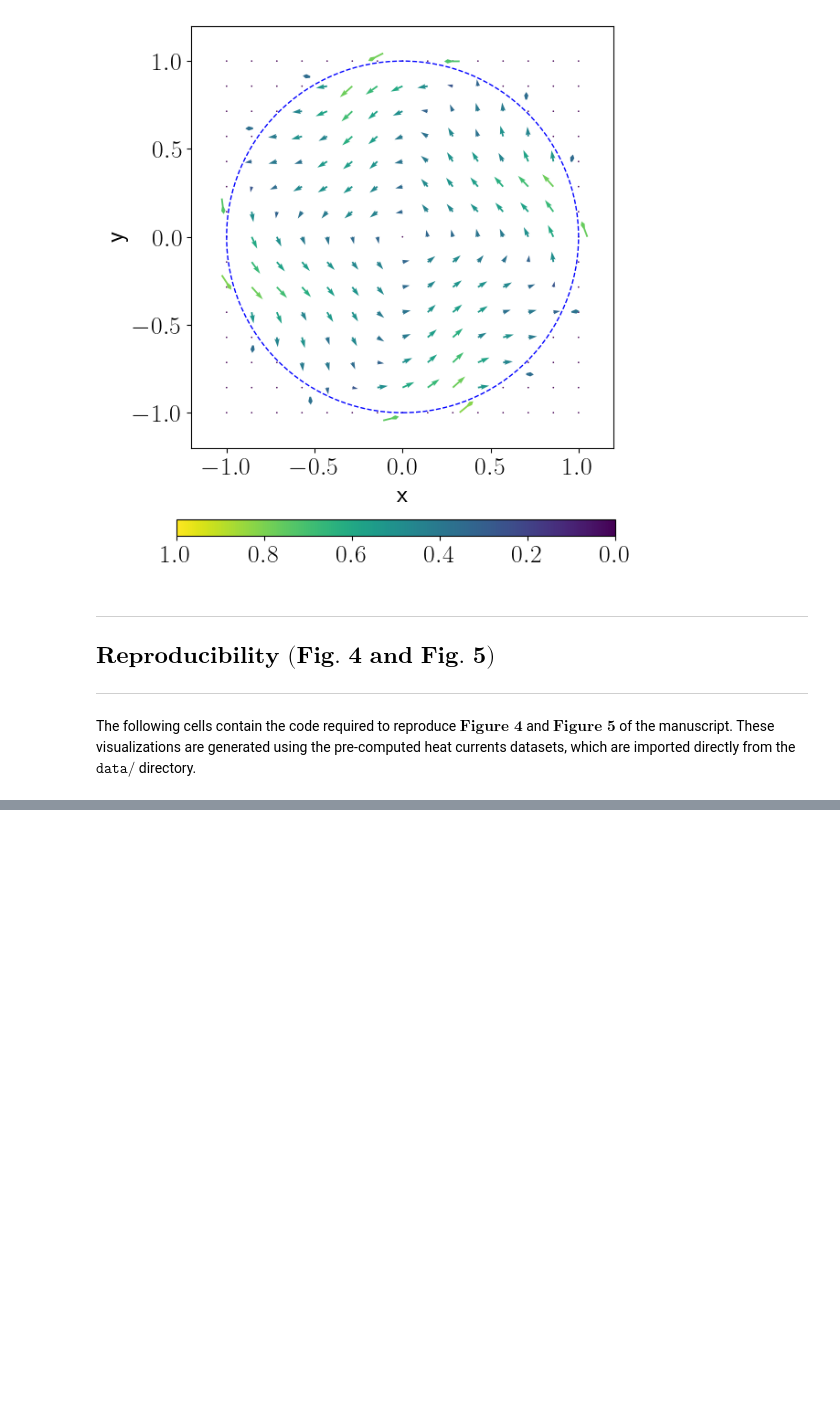
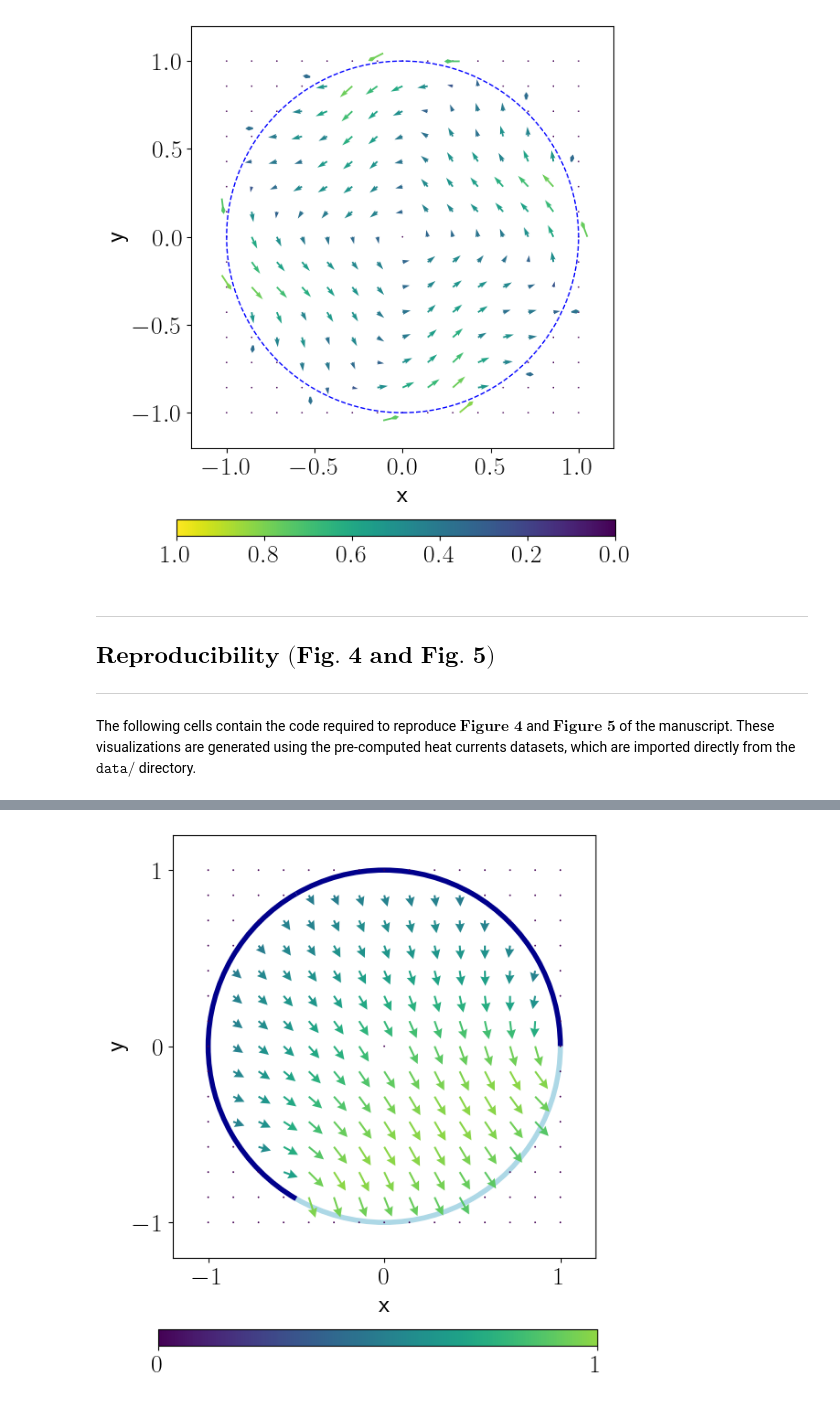
Before and after one commit to GuillemMasdemont/Far-field-heat-transfer-and-monochromatic-heat-currents-in-a-cylindrical-nonreciprocal-cavity, a Jupyter notebook: Codes/Simulation_monochromatic_currents/notebook_MonochromaticCurrents.ipynb, the cells around one changed output, grey strips where cells are left out. Cells and saved outputs as stored; diff of their text form; code cells hidden in the pictures; blank space fills up the shorter version.

```diff
--- a/Codes/Simulation_monochromatic_currents/notebook_MonochromaticCurrents.ipynb
+++ b/Codes/Simulation_monochromatic_currents/notebook_MonochromaticCurrents.ipynb
@@ -416,0 +490,73 @@ plt.show()
+# %%
+from matplotlib.patches import Arc
+
+#inner and contour mesh.grid for the plot
+ny, nx = U.shape
+x_values = np.linspace(-1, 1, nx)
+y_values = np.linspace(-1, 1, ny)
+
+m = len(U_contour)
+alpha_values = np.linspace(0, 2*np.pi, m, endpoint=False)
+x_values_contour = 1.05 * np.cos(alpha_values)
+y_values_contour = 1.05 * np.sin(alpha_values)
+
+#magnitude for coloring
+magnitude = np.hypot(U, V)
+magnitude_contour = np.hypot(U_contour, V_contour)
+global_max = 10 * max(magnitude.max(), magnitude_contour.max())
+
+#Initialize plotting
+fig, ax = plt.subplots(figsize=(6, 6), dpi=100)
+norm = Normalize(0, 1.2)
+
+#fancy styles
+sections = [
+    {'theta1': 0,   'theta2': 120, 'color': 'darkblue',   'label': 'Section 1'},
+    {'theta1': 120, 'theta2': 240, 'color': 'darkblue',  'label': 'Section 2'},
+    {'theta1': 240, 'theta2': 360, 'color': 'lightblue', 'label': 'Section 3'}
+]
+
+for sec in sections:
+    arc = Arc(
+        (0, 0),          # Center
+        2, 2,            # Width and Height (diameter, so 2*radius)
+        angle=0,         # Rotation of the entire arc
+        theta1=sec['theta1'],
+        theta2=sec['theta2'],
+        color=sec['color'],
+        linewidth=4,     # Slightly thicker for visibility
+        linestyle='-'
+    )
+    ax.add_patch(arc)
+
+# Axis and labels
+ax.set_xlim([-1.2, 1.2])
+ax.set_xticks([-1, 0, 1])
+ax.set_ylim([-1.2, 1.2])
+ax.set_yticks([-1, 0, 1])
+ax.set_xlabel('x', fontsize=20)
+ax.set_ylabel('y', fontsize=20)
+ax.tick_params(labelsize=20)
+ax.set_aspect('equal')
+
+#inner currents
+quiv = ax.quiver(
+    x_values, y_values, U, V, magnitude,
+    cmap='viridis', norm=norm, scale=0.8 * global_max, scale_units='xy',
+    headlength=5, headwidth=5, width=0.0045)
+
+
+# horizontal colorbar using the same normalization
+mappable = ScalarMappable(norm=norm, cmap='viridis')
+cbar_ax = fig.add_axes([0.10, -0.05, 0.8, 0.03])
+cbar = fig.colorbar(mappable, cax=cbar_ax, orientation='horizontal')
+cbar.set_label('', fontsize=20, rotation=0, labelpad=10)
+cbar.ax.tick_params(labelsize=20)
+cbar.set_ticks([0, 1])
+cbar.ax.set_xlim(0, 1)
+
+
+plt.savefig('figures/on_off_monochromatic_currents_3elements.pdf', format='pdf', bbox_inches='tight')
+plt.show()
+# %% [output]
+[figure, added]
```
Also changed, not shown: parts of 8 cells of this notebook, 14 other files.
